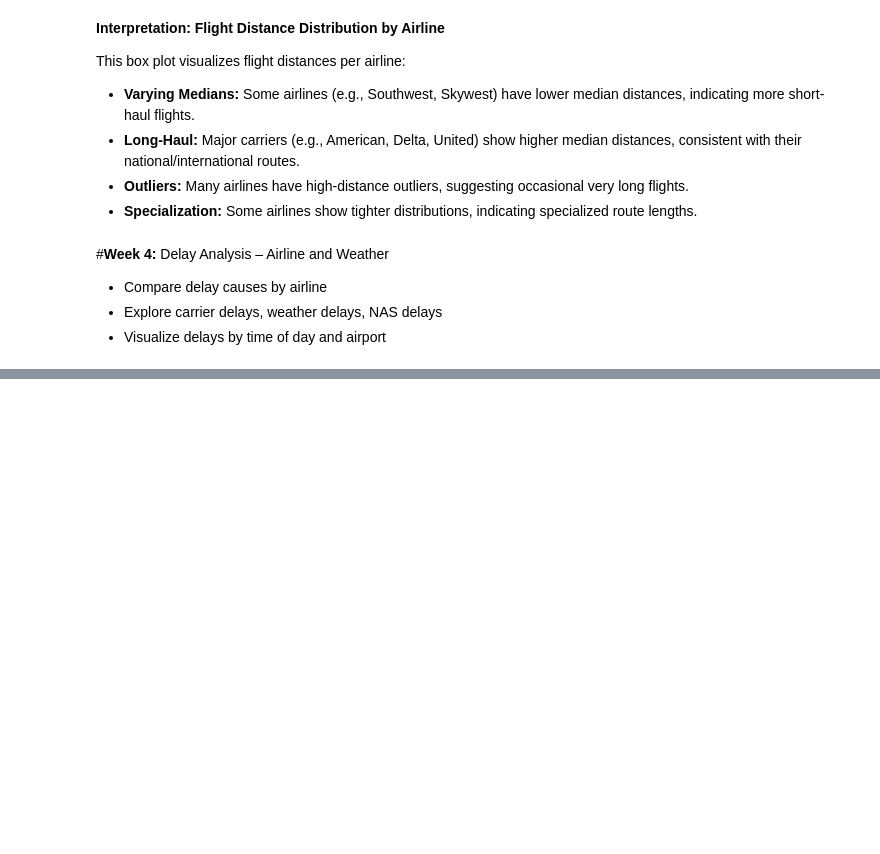
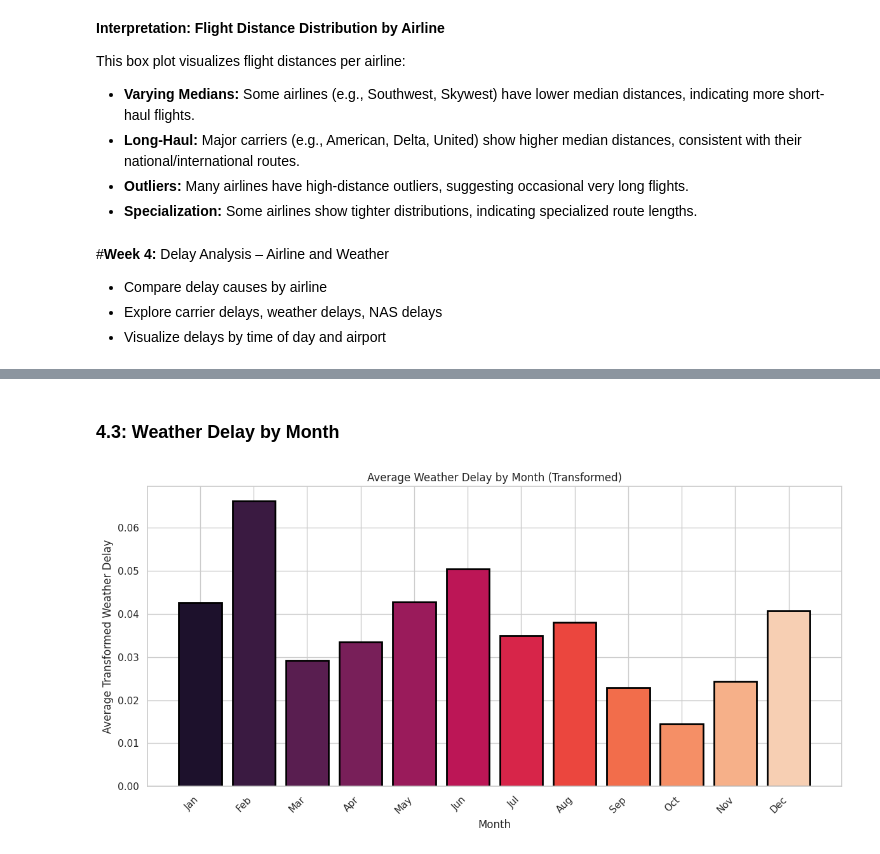
Before and after one commit to ryadavnitb/Batch-7, a Jupyter notebook: Infosys_Internship_Visual_Exploration_&_Delay_Trends.ipynb, the cells around one changed output, grey strips where cells are left out. Cells and saved outputs as stored; diff of their text form; code cells hidden in the pictures; blank space fills up the shorter version.

```diff
--- a/Infosys_Internship_Visual_Exploration_&_Delay_Trends.ipynb
+++ b/Infosys_Internship_Visual_Exploration_&_Delay_Trends.ipynb
@@ -669,0 +541,30 @@ This box plot visualizes flight distances per airline:
+# %% [markdown]
+### 4.3: Weather Delay by Month
+# %%
+# Plot average weather delay by month
+plt.figure(figsize=(12, 6))
+
+# Calculate the average weather delay for each month
+# Using the transformed 'WEATHER_DELAY' column
+weather_delay_by_month = df.groupby('MONTH')['WEATHER_DELAY'].mean().reindex(range(1, 13), fill_value=0).sort_index()
+
+# Create a list of abbreviated month names for better x-axis labels
+month_names = ['Jan', 'Feb', 'Mar', 'Apr', 'May', 'Jun', 'Jul', 'Aug', 'Sep', 'Oct', 'Nov', 'Dec']
+
+color = sns.color_palette("rocket", len(weather_delay_by_month))
+
+plt.bar(
+    weather_delay_by_month.index,
+    weather_delay_by_month.values,
+    color=color,
+    edgecolor='black',
+    linewidth=2
+)
+plt.title('Average Weather Delay by Month (Transformed)')
+plt.xlabel('Month')
+plt.ylabel('Average Transformed Weather Delay')
+plt.xticks(weather_delay_by_month.index, month_names, rotation=45, ha='right') # Set month names as x-axis labels
+plt.tight_layout()
+plt.show()
+# %% [output]
+[figure, added]
```
Also changed, not shown: parts of 40 cells of this notebook.
